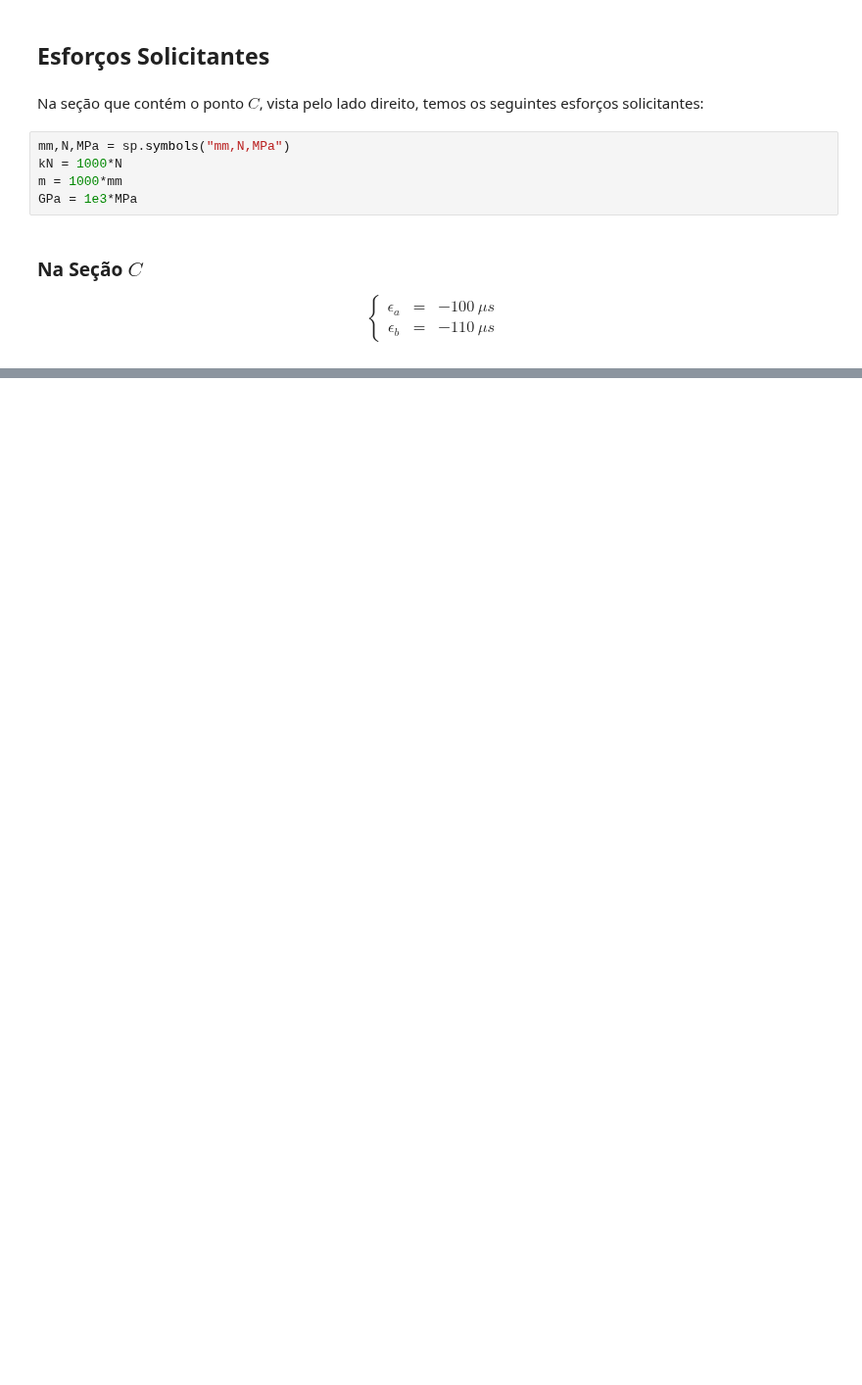
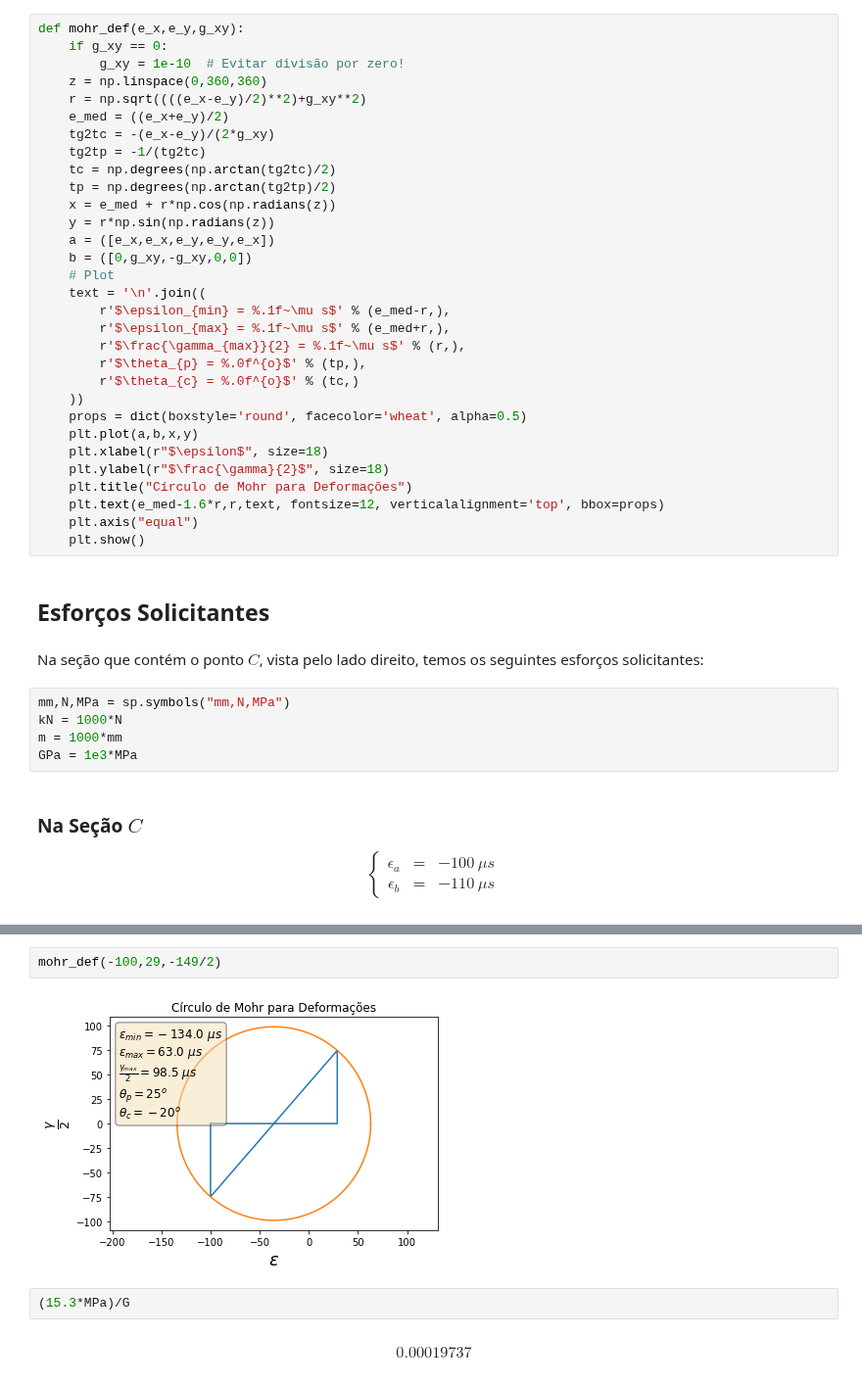
Before and after one commit to noedelima/Mecanica_dos_Solidos_Uff_20_1, a Jupyter notebook: Exercícios PA1/Exercício 4.ipynb, the cells around one changed output, grey strips where cells are left out. Shown at 98% size. Cells and saved outputs as stored; diff of their text form; blank space fills up the shorter version.

```diff
--- a/Exercícios PA1/Exercício 4.ipynb
+++ b/Exercícios PA1/Exercício 4.ipynb
@@ -52,6 +52,37 @@ def mohr(s_x,s_y,t_xy):
     plt.text(s_med-1.6*r,r,text, fontsize=12, verticalalignment='top', bbox=props)
     plt.axis("equal")
     plt.show()
+# %%
+def mohr_def(e_x,e_y,g_xy):
+    if g_xy == 0:
+        g_xy = 1e-10  # Evitar divisão por zero!
+    z = np.linspace(0,360,360)
+    r = np.sqrt((((e_x-e_y)/2)**2)+g_xy**2)
+    e_med = ((e_x+e_y)/2)
+    tg2tc = -(e_x-e_y)/(2*g_xy)
+    tg2tp = -1/(tg2tc)
+    tc = np.degrees(np.arctan(tg2tc)/2)
+    tp = np.degrees(np.arctan(tg2tp)/2)
+    x = e_med + r*np.cos(np.radians(z))
+    y = r*np.sin(np.radians(z))
+    a = ([e_x,e_x,e_y,e_y,e_x])
+    b = ([0,g_xy,-g_xy,0,0])
+    # Plot
+    text = '\n'.join((
+        r'$\epsilon_{min} = %.1f~\mu s$' % (e_med-r,),
+        r'$\epsilon_{max} = %.1f~\mu s$' % (e_med+r,),
+        r'$\frac{\gamma_{max}}{2} = %.1f~\mu s$' % (r,),
+        r'$\theta_{p} = %.0f^{o}$' % (tp,),
+        r'$\theta_{c} = %.0f^{o}$' % (tc,)
+    ))
+    props = dict(boxstyle='round', facecolor='wheat', alpha=0.5)
+    plt.plot(a,b,x,y)
+    plt.xlabel(r"$\epsilon$", size=18)
+    plt.ylabel(r"$\frac{\gamma}{2}$", size=18)
+    plt.title("Círculo de Mohr para Deformações")
+    plt.text(e_med-1.6*r,r,text, fontsize=12, verticalalignment='top', bbox=props)
+    plt.axis("equal")
+    plt.show()
 # %% [markdown]
 ## Esforços Solicitantes
 # %% [markdown]
@@ -87,0 +197,8 @@ P,T,epsilon_a,epsilon_b = sp.symbols('P,T,epsilon_a,epsilon_b')
+# %%
+mohr_def(-100,29,-149/2)
+# %% [output]
+[figure, added]
+# %%
+(15.3*MPa)/G
+# %% [output]
+\begin{equation*}0.00019737\end{equation*}
```
Also changed, not shown: parts of 18 cells of this notebook.
